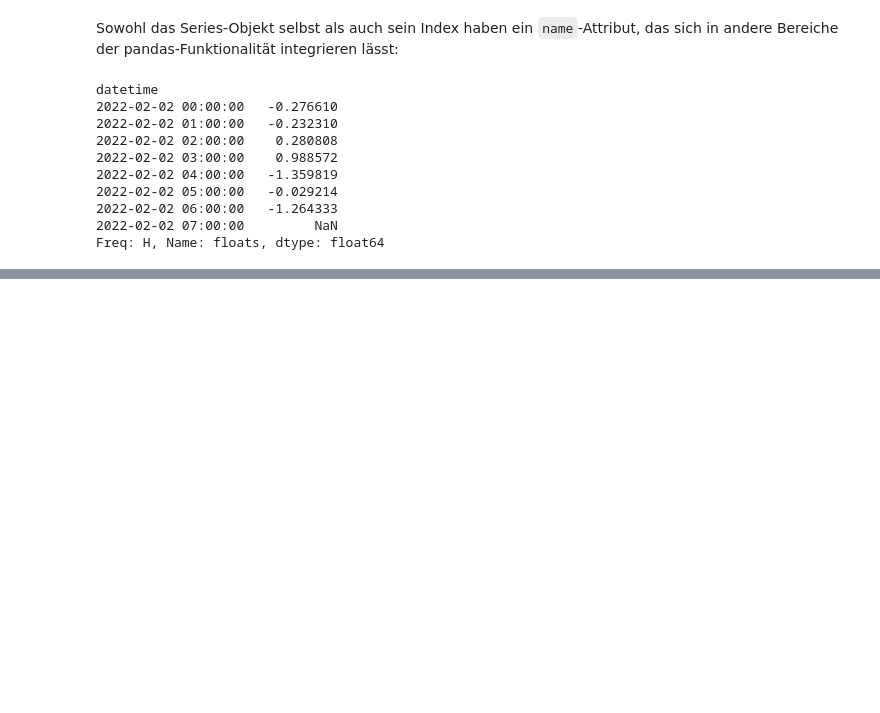
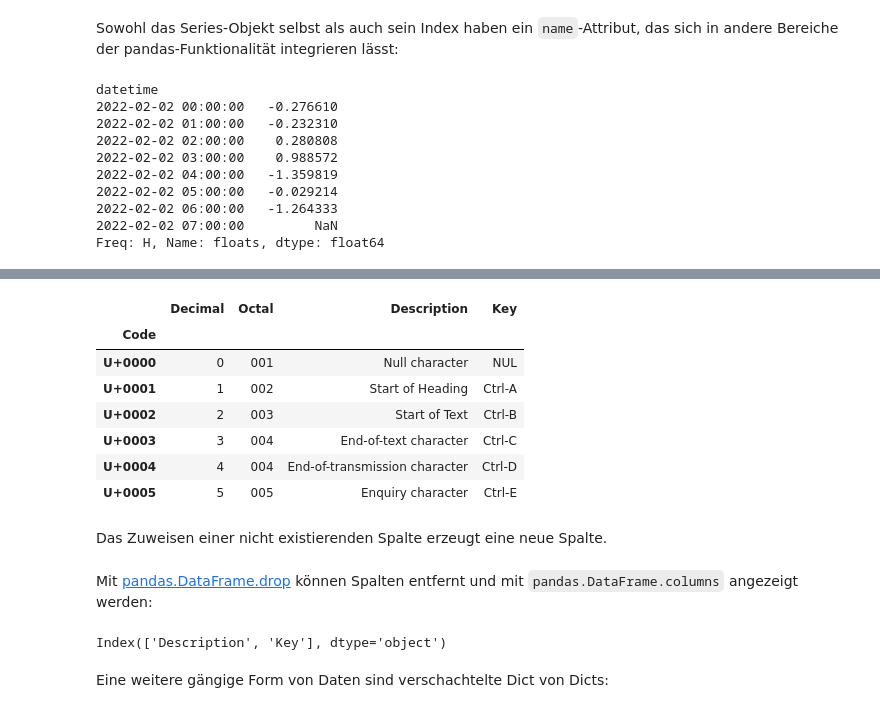
Before and after one commit to veit/jupyter-tutorial-de, a Jupyter notebook: docs/workspace/pandas/data-structures.ipynb, the cells around one changed output, grey strips where cells are left out. Cells and saved outputs as stored; diff of their text form; code cells hidden in the pictures; blank space fills up the shorter version.

```diff
--- a/docs/workspace/pandas/data-structures.ipynb
+++ b/docs/workspace/pandas/data-structures.ipynb
@@ -250,0 +352,24 @@ Freq: H, Name: floats, dtype: float64
+# %%
+df2['Description'] = [
+    'Null character',
+    'Start of Heading',
+    'Start of Text',
+    'End-of-text character',
+    'End-of-transmission character',
+    'Enquiry character'
+    ]
+# %%
+df2
+# %% [output]
+|  | Decimal | Octal | Description | Key |
+| Code |  |  |  |  |
+| U+0000 | 0 | 001 | Null character | NUL |
+| U+0001 | 1 | 002 | Start of Heading | Ctrl-A |
+| U+0002 | 2 | 003 | Start of Text | Ctrl-B |
+| U+0003 | 3 | 004 | End-of-text character | Ctrl-C |
+| U+0004 | 4 | 004 | End-of-transmission character | Ctrl-D |
+| U+0005 | 5 | 005 | Enquiry character | Ctrl-E |
+# %% [markdown]
+Das Zuweisen einer nicht existierenden Spalte erzeugt eine neue Spalte.
+# %% [markdown]
+Mit [pandas.DataFrame.drop](https://pandas.pydata.org/docs/reference/api/pandas.DataFrame.drop.html) können Spalten  entfernt und mit `pandas.DataFrame.columns` angezeigt werden:
@@ -250,0 +378,6 @@ Freq: H, Name: floats, dtype: float64
+# %%
+df3.columns
+# %% [output]
+Index(['Description', 'Key'], dtype='object')
+# %% [markdown]
+Eine weitere gängige Form von Daten sind verschachtelte Dict von Dicts:
```
Also changed, not shown: parts of 29 cells of this notebook.
